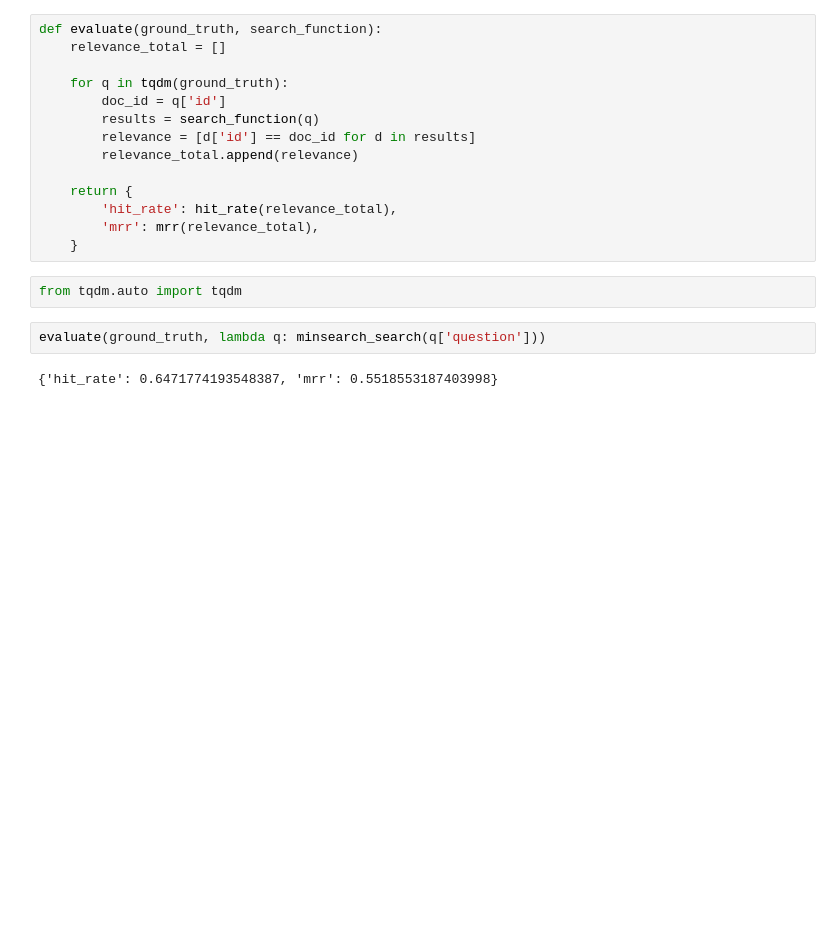
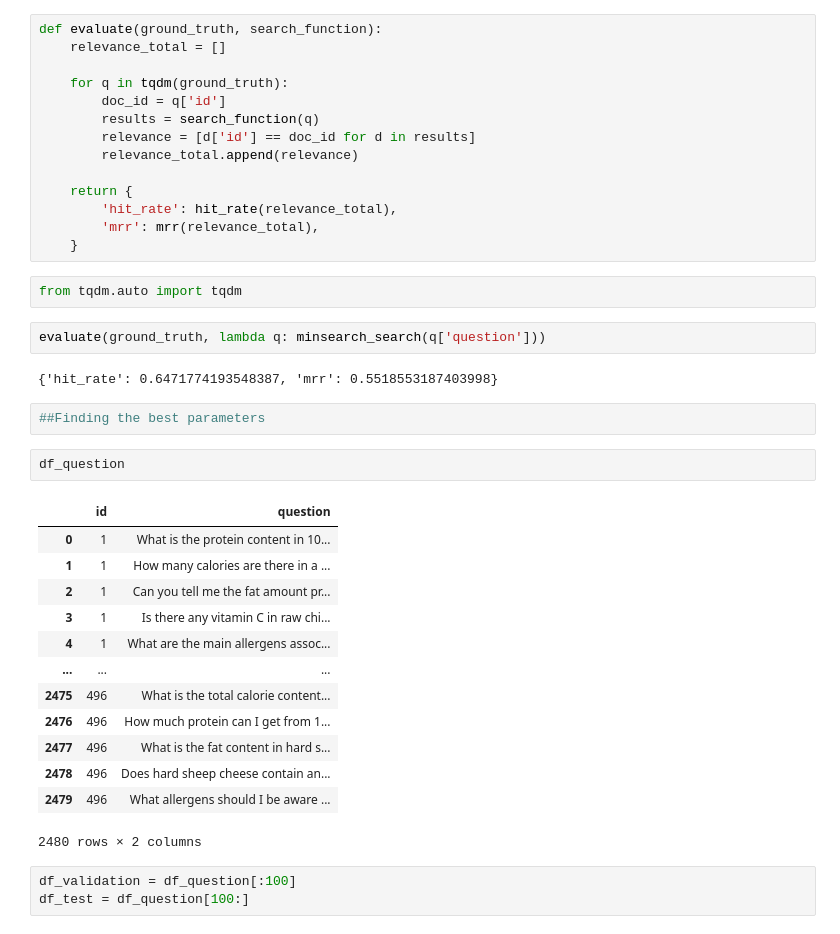
Before and after one commit to VeraTorka/LLM-assistant-RAG, a Jupyter notebook: notebooks/RAG-initial.ipynb, the cells around one changed output. Saved outputs shown, nothing was run; the diff lists cells and outputs as text; blank space fills up the shorter version.

```diff
--- a/notebooks/RAG-initial.ipynb
+++ b/notebooks/RAG-initial.ipynb
@@ -201,3 +201,24 @@ from tqdm.auto import tqdm
 evaluate(ground_truth, lambda q: minsearch_search(q['question']))
 # %% [output]
 {'hit_rate': 0.6471774193548387, 'mrr': 0.5518553187403998}
+# %%
+##Finding the best parameters
+# %%
+df_question
+# %% [output]
+|  | id | question |
+| 0 | 1 | What is the protein content in 10... |
+| 1 | 1 | How many calories are there in a ... |
+| 2 | 1 | Can you tell me the fat amount pr... |
+| 3 | 1 | Is there any vitamin C in raw chi... |
+| 4 | 1 | What are the main allergens assoc... |
+| ... | ... | ... |
+| 2475 | 496 | What is the total calorie content... |
+| 2476 | 496 | How much protein can I get from 1... |
+| 2477 | 496 | What is the fat content in hard s... |
+| 2478 | 496 | Does hard sheep cheese contain an... |
+| 2479 | 496 | What allergens should I be aware ... |
+2480 rows × 2 columns
+# %%
+df_validation = df_question[:100]
+df_test = df_question[100:]
```
Also changed, not shown: parts of 28 cells of this notebook, 5 other files.
